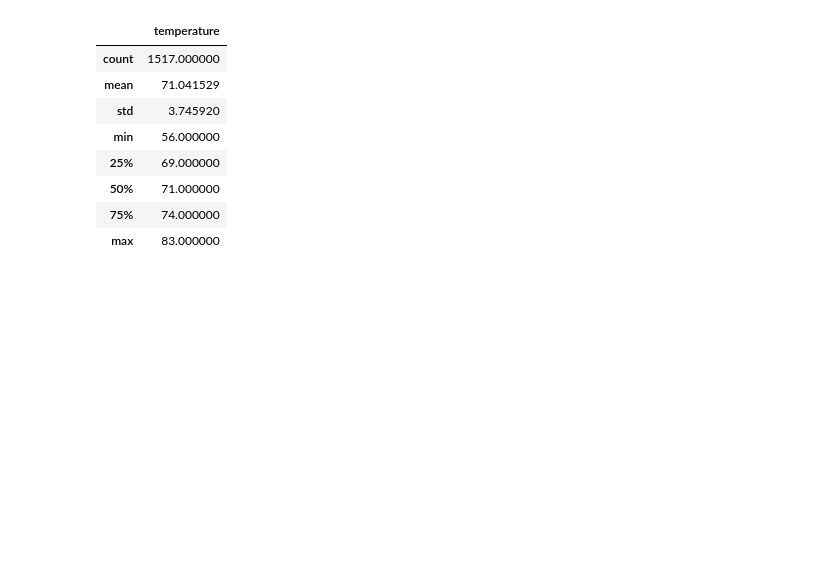
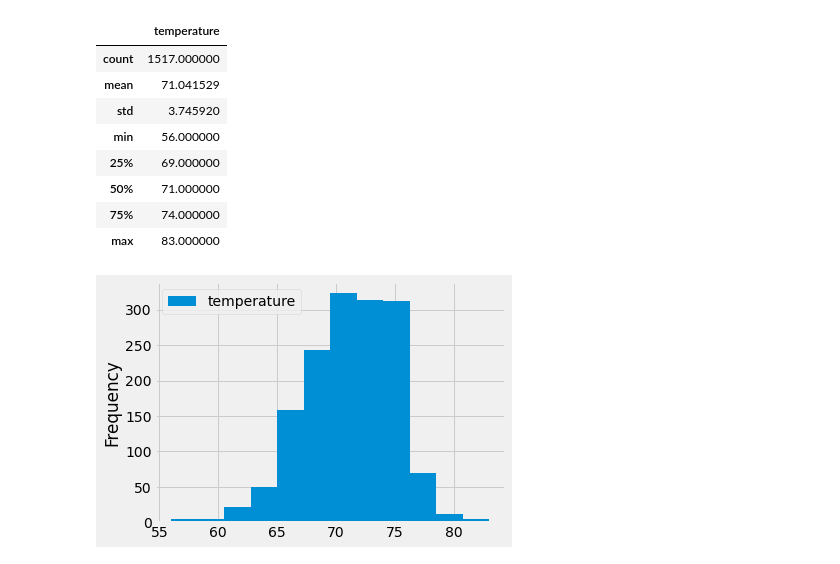
Before and after one commit to DmanDJs1/surfs_up, a Jupyter notebook: SurfsUp_Challenge.ipynb, the cells around one changed output. Cells and saved outputs as stored; diff of their text form; code cells hidden in the pictures; blank space fills up the shorter version.

```diff
--- a/SurfsUp_Challenge.ipynb
+++ b/SurfsUp_Challenge.ipynb
@@ -8,6 +8,9 @@ from sqlalchemy.ext.automap import automap_base
 from sqlalchemy.orm import Session
 from sqlalchemy import create_engine, func
 import pandas as pd
+from matplotlib import style
+style.use('fivethirtyeight')
+import matplotlib.pyplot as plt
 # %%
 engine = create_engine("sqlite:///hawaii.sqlite")
 
@@ -96,8 +102,8 @@ session.query(Measurement.date, Measurement.tobs).filter(extract('month',Measure
 Dec_temps = session.query(Measurement.date, Measurement.tobs).filter(extract('month',Measurement.date) == 12).all()
 # %%
 # 8. Create a DataFrame from the list of temperatures for the month of December.
-df_two = pd.DataFrame(Dec_temps, columns=['date','temperature'])
-df_two.set_index(df_two['date'], inplace=True)
+dec_df = pd.DataFrame(Dec_temps, columns=['date','temperature'])
+dec_df.set_index(dec_df['date'], inplace=True)
 # %%
 # 9. Calculate and print out the summary statistics for the Decemeber temperature DataFrame.
 df_two.describe()
@@ -111,3 +117,9 @@ df_two.describe()
 | 50% | 71.000000 |
 | 75% | 74.000000 |
 | max | 83.000000 |
+# %%
+#Query for December
+df_two.plot.hist(bins=12)
+plt.tight_layout()
+# %% [output]
+[figure, added]
```
Also changed, not shown: parts of 4 cells of this notebook.
